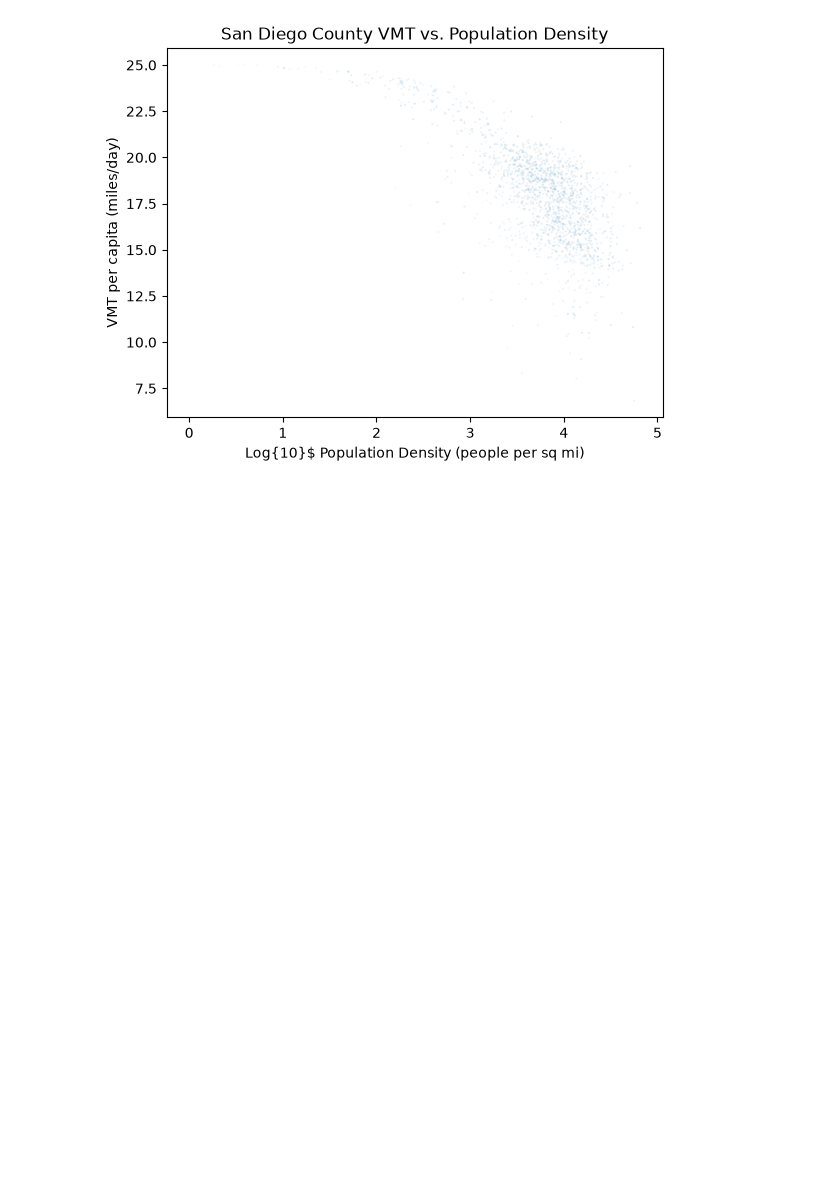
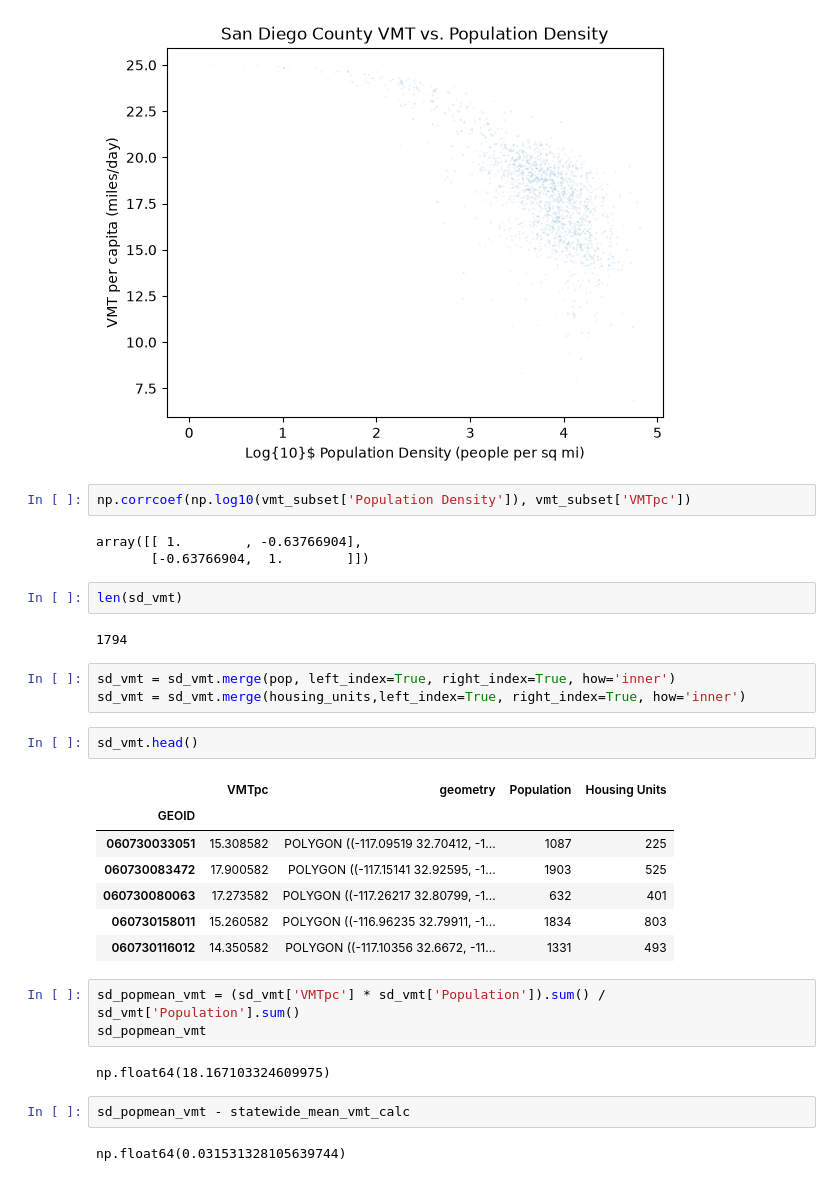
Before and after one commit to symptom-of-indigo/esm-grad-portfolio, a Jupyter notebook: sanDiego.ipynb, the cells around one changed output. Cells and saved outputs as stored; diff of their text form; blank space fills up the shorter version.

```diff
--- a/sanDiego.ipynb
+++ b/sanDiego.ipynb
@@ -348,3 +351,34 @@ plt.title('San Diego County VMT vs. Population Density')
 plt.show()
 # %% [output]
 [figure]
+# %%
+np.corrcoef(np.log10(vmt_subset['Population Density']), vmt_subset['VMTpc'])
+# %% [output]
+array([[ 1.        , -0.63766904],
+       [-0.63766904,  1.        ]])
+# %%
+len(sd_vmt)
+# %% [output]
+1794
+# %%
+sd_vmt = sd_vmt.merge(pop, left_index=True, right_index=True, how='inner')
+sd_vmt = sd_vmt.merge(housing_units,left_index=True, right_index=True, how='inner')
+# %%
+sd_vmt.head()
+# %% [output]
+|  | VMTpc | geometry | Population | Housing Units |
+| GEOID |  |  |  |  |
+| 060730033051 | 15.308582 | POLYGON ((-117.09519 32.70412, -1... | 1087 | 225 |
+| 060730083472 | 17.900582 | POLYGON ((-117.15141 32.92595, -1... | 1903 | 525 |
+| 060730080063 | 17.273582 | POLYGON ((-117.26217 32.80799, -1... | 632 | 401 |
+| 060730158011 | 15.260582 | POLYGON ((-116.96235 32.79911, -1... | 1834 | 803 |
+| 060730116012 | 14.350582 | POLYGON ((-117.10356 32.6672, -11... | 1331 | 493 |
+# %%
+sd_popmean_vmt = (sd_vmt['VMTpc'] * sd_vmt['Population']).sum() / sd_vmt['Population'].sum()
+sd_popmean_vmt
+# %% [output]
+np.float64(18.167103324609975)
+# %%
+sd_popmean_vmt - statewide_mean_vmt_calc
+# %% [output]
+np.float64(0.031531328105639744)
```
Also changed, not shown: parts of 5 cells of this notebook.
